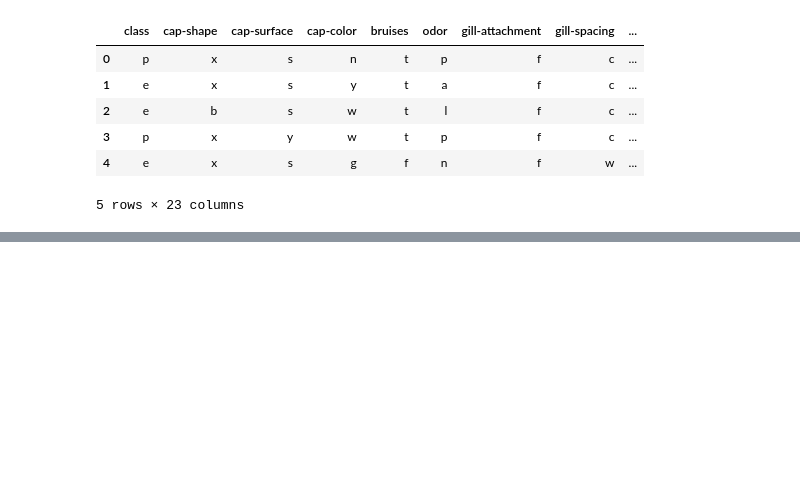
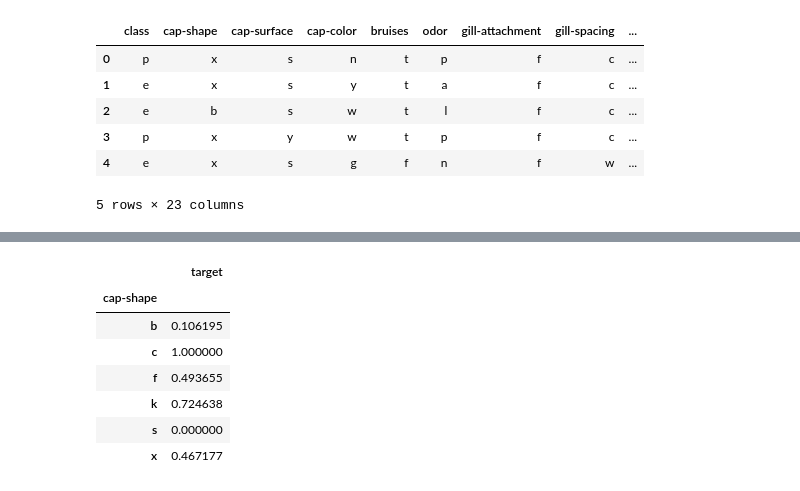
Before and after one commit to RaulRPrado/Mushroom-Kaggle, a Jupyter notebook: DataExploration.ipynb, the cells around one changed output, grey strips where cells are left out. Saved outputs shown, nothing was run; the diff lists cells and outputs as text; code cells hidden in the pictures; blank space fills up the shorter version.

```diff
--- a/DataExploration.ipynb
+++ b/DataExploration.ipynb
@@ -36,0 +44,11 @@ Name: cap-shape, dtype: int64
+# %%
+pd.pivot_table(data, index='cap-shape', values='target')
+# %% [output]
+|  | target |
+| cap-shape |  |
+| b | 0.106195 |
+| c | 1.000000 |
+| f | 0.493655 |
+| k | 0.724638 |
+| s | 0.000000 |
+| x | 0.467177 |
```
Also changed, not shown: parts of 34 cells of this notebook, 1 other file.
